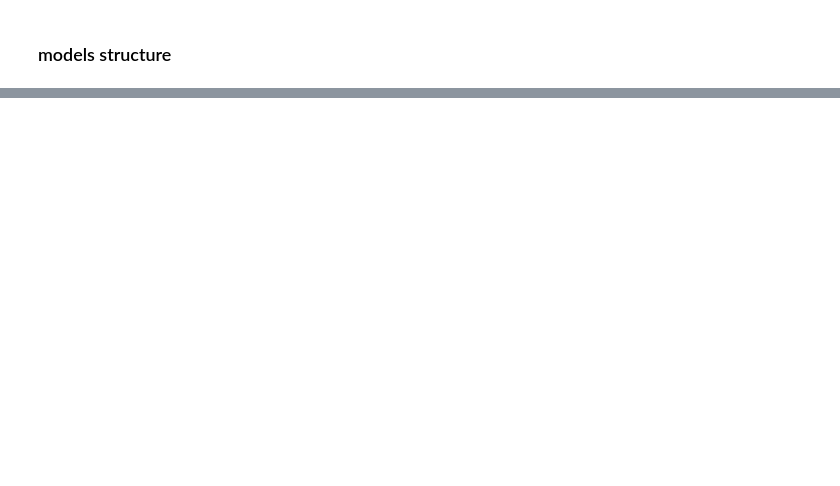
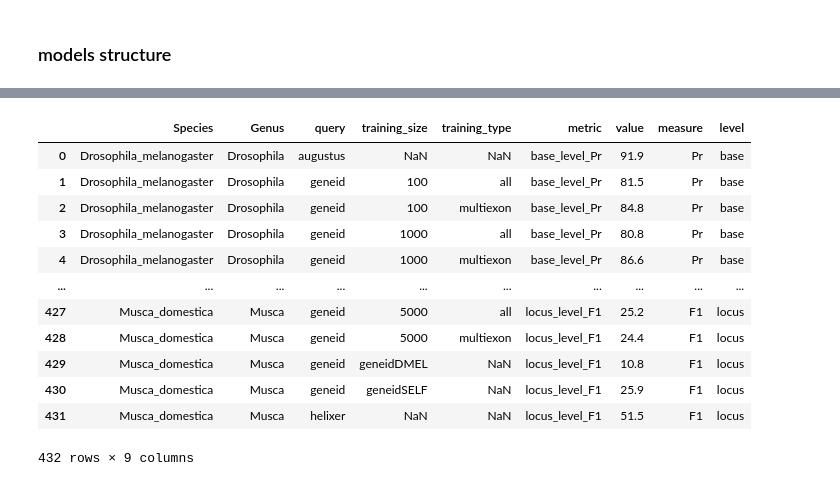
Before and after one commit to Janek21/geneid-training, a Jupyter notebook: notebooks/08_trainingset_titration.ipynb, the cells around one changed output, grey strips where cells are left out. Drawn from its saved outputs; the diff is of its cells as text; code cells hidden in the pictures; blank space fills up the shorter version.

```diff
--- a/notebooks/08_trainingset_titration.ipynb
+++ b/notebooks/08_trainingset_titration.ipynb
@@ -909,0 +812,2 @@ plt.show()
+# %%
+structure_res_files = titration_res_files + musca_res_files + dmel_res_files + dvir_res_files
@@ -909,0 +884,35 @@ plt.show()
+# %%
+def add_f1_scores(df):
+    """
+    Compute F1 scores for base, exon and locus levels from a DataFrame, grouping by Species, Genus, and Query.
+
+    Parameters:
+    df (pd.DataFrame): DataFrame with columns ['metric', 'val', 'Species', 'Genus', 'query', "training_size","training_type"].
+
+    Returns:
+    pd.DataFrame: A new DataFrame with F1 scores computed for each species-query combination.
+    """
+
+    # Pivot the data for easier access
+    pivot_df = df.pivot(index=["Species", "Genus", "query","training_size","training_type"], columns="metric", values="val").reset_index()
+
+    # Calculate F1 scores
+    pivot_df["base_level_F1"] = pivot_df.apply(
+        lambda row: calculate_f1(row.get("base_level_Pr", 0), row.get("base_level_Se", 0)), axis=1
+    )
+    pivot_df["exon_level_F1"] = pivot_df.apply(
+        lambda row: calculate_f1(row.get("exon_level_Pr", 0), row.get("exon_level_Se", 0)), axis=1
+    )
+    pivot_df["locus_level_F1"] = pivot_df.apply(
+        lambda row: calculate_f1(row.get("locus_level_Pr", 0), row.get("locus_level_Se", 0)), axis=1
+    )
+
+    result_df = pivot_df.melt(id_vars=['Species','Genus','query',"training_size","training_type"],
+           value_vars=['base_level_Pr','base_level_Se','exon_level_Pr',
+                       'exon_level_Se','locus_level_Pr','locus_level_Se',
+                       'base_level_F1','exon_level_F1','locus_level_F1'])
+
+    result_df['measure'] = result_df['metric'].map(lambda x : x.split('_')[-1])
+    result_df['level'] = result_df['metric'].map(lambda x : x.split('_')[0])
+
+    return result_df
@@ -909,0 +921,16 @@ plt.show()
+# %%
+f1_df
+# %% [output]
+|  | Species | Genus | query | training_size | training_type | metric | value | measure | level |
+| 0 | Drosophila_melanogaster | Drosophila | augustus | NaN | NaN | base_level_Pr | 91.9 | Pr | base |
+| 1 | Drosophila_melanogaster | Drosophila | geneid | 100 | all | base_level_Pr | 81.5 | Pr | base |
+| 2 | Drosophila_melanogaster | Drosophila | geneid | 100 | multiexon | base_level_Pr | 84.8 | Pr | base |
+| 3 | Drosophila_melanogaster | Drosophila | geneid | 1000 | all | base_level_Pr | 80.8 | Pr | base |
+| 4 | Drosophila_melanogaster | Drosophila | geneid | 1000 | multiexon | base_level_Pr | 86.6 | Pr | base |
+| ... | ... | ... | ... | ... | ... | ... | ... | ... | ... |
+| 427 | Musca_domestica | Musca | geneid | 5000 | all | locus_level_F1 | 25.2 | F1 | locus |
+| 428 | Musca_domestica | Musca | geneid | 5000 | multiexon | locus_level_F1 | 24.4 | F1 | locus |
+| 429 | Musca_domestica | Musca | geneid | geneidDMEL | NaN | locus_level_F1 | 10.8 | F1 | locus |
+| 430 | Musca_domestica | Musca | geneid | geneidSELF | NaN | locus_level_F1 | 25.9 | F1 | locus |
+| 431 | Musca_domestica | Musca | helixer | NaN | NaN | locus_level_F1 | 51.5 | F1 | locus |
+432 rows × 9 columns
```
Also changed, not shown: parts of 19 cells of this notebook.
